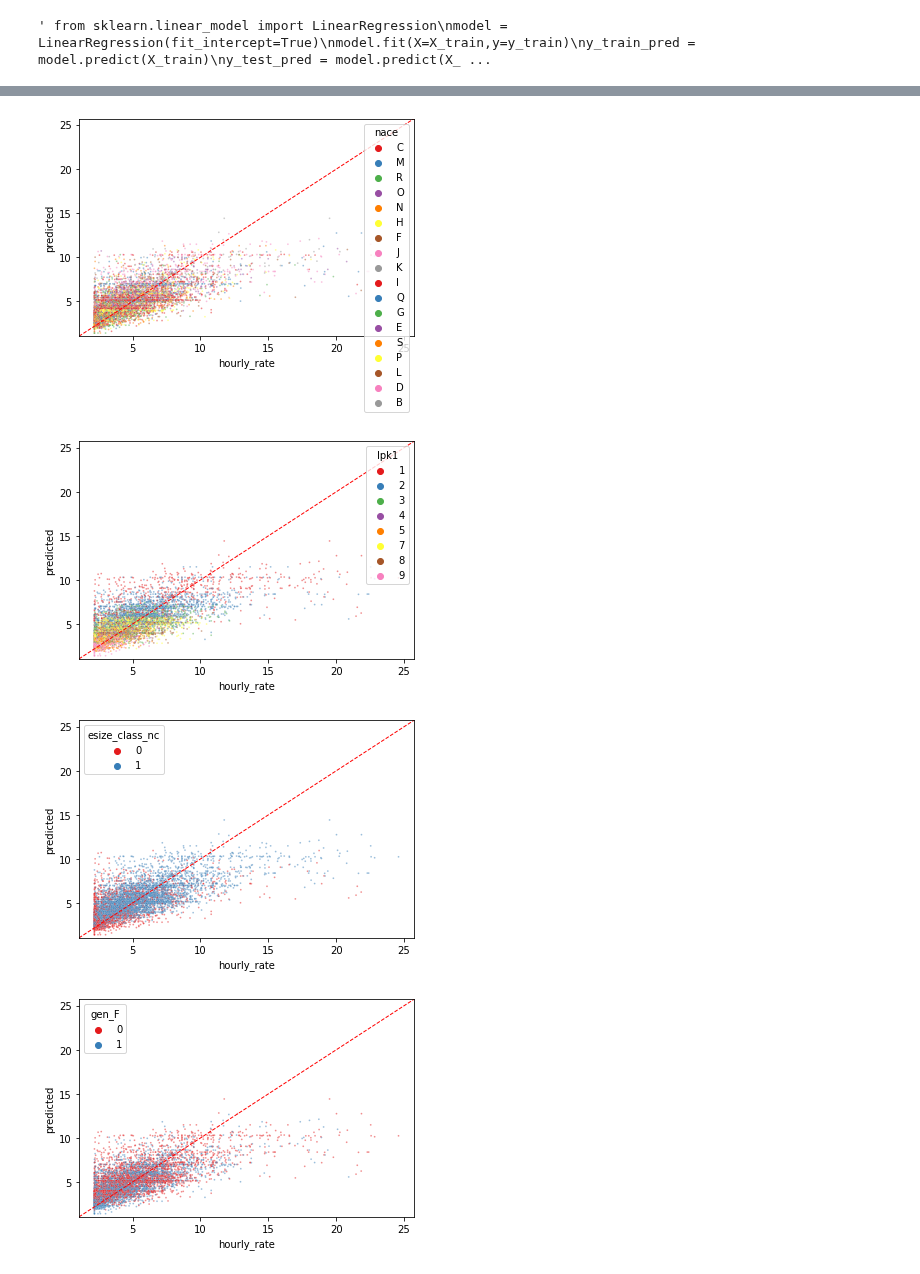
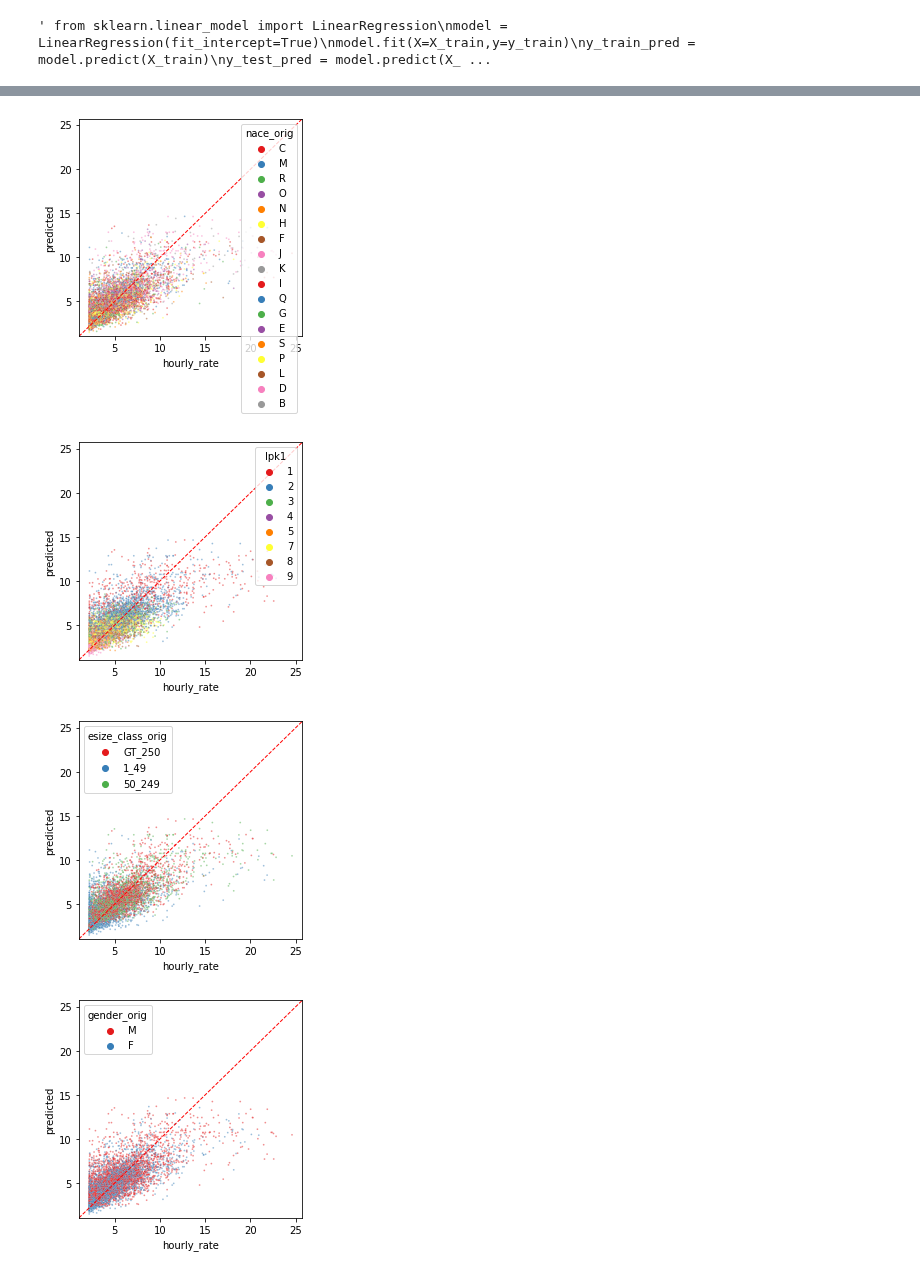
Before and after one commit to EdvinasStonevicius/LT-national-salary-analysis, a Jupyter notebook: python/03-Machine_learning_0_base.ipynb, the cells around one changed output, grey strips where cells are left out. Drawn from its saved outputs; the diff is of its cells as text; code cells hidden in the pictures.

```diff
--- a/python/03-Machine_learning_0_base.ipynb
+++ b/python/03-Machine_learning_0_base.ipynb
@@ -50,7 +64,6 @@ remove_col = ['nace_nc', 'lpk', 'lpk1', 'lpk2', 'lpk1_nc', 'outlier']
 remove_col.remove(lpk_level)
 # %%
 data_sf = pd.get_dummies(data, prefix=lpk_level ,columns=[lpk_level])
-data_sf = pd.get_dummies(data_sf, prefix='nace' ,columns=['nace'])
 data_sf.drop(columns=remove_col, inplace=True )
 data_sf
 # %% [output]
@@ -91,11 +109,11 @@ y_test_pred = model.predict(X_test) """
 ' from sklearn.linear_model import LinearRegression\nmodel = LinearRegression(fit_intercept=True)\nmodel.fit(X=X_train,y=y_train)\ny_train_pred = model.predict(X_train)\ny_test_pred = model.predict(X_ ...
 # %%
 from sklearn.ensemble import RandomForestRegressor
-from sklearn.linear_model import LinearRegression
+from sklearn.linear_model import Ridge
 from sklearn.ensemble import VotingRegressor
 reg1 = RandomForestRegressor(random_state=1)
-reg2 = LinearRegression(fit_intercept=True)
-model = VotingRegressor(estimators=[('rf', reg1), ('lr', reg2)])
+reg2 = Ridge(alpha=0.3)
+model = VotingRegressor(estimators=[('rf', reg1), ('rg', reg2)])
 model.fit(X=X_train,y=y_train)
 y_train_pred = model.predict(X_train)
 y_test_pred = model.predict(X_test)
@@ -105,13 +123,13 @@ def merge_prediction_data(labels, prediction, data):
     df = labels.to_frame()
     df['predicted'] = prediction
     df_w_data = pd.merge(df, data, left_index=True, right_index=True, indicator=False)
-    df_w_data.rename(columns={'hourly_rate_x':'hourly_rate'}, inplace=True)
-    df_w_data.drop(columns='hourly_rate_y', inplace=True)
+    #df_w_data.rename(columns={'hourly_rate_x':'hourly_rate'}, inplace=True)
+    #df_w_data.drop(columns='hourly_rate_y', inplace=True)
     df_w_data['residuals'] =  df_w_data['predicted'] -  df_w_data['hourly_rate']
     return df_w_data
 # %%
-train=merge_prediction_data(y_train, y_train_pred, data)
-test=merge_prediction_data(y_test, y_test_pred, data)
+train=merge_prediction_data(y_train, y_train_pred, data[remove_col])
+test=merge_prediction_data(y_test, y_test_pred, data[remove_col])
 # %%
 print('Train: RMSE=', np.sqrt(mean_squared_error(train['hourly_rate'], train['predicted'])).round(2),
     ' R2=', r2_score(train['hourly_rate'], train['predicted']).round(2))
@@ -135,11 +166,12 @@ plt.plot(plt.ylim(), plt.ylim(), linestyle='--', color='r', lw=1, scalex=False,
 # %%
-for feature in ['nace', 'lpk1',  'esize_class_nc', 'gen_F', 'age_class_nc', 'education_nc']:
+for feature in ['nace_orig', 'lpk1', 'esize_class_orig','gender_orig','age_class_orig','education_orig']:
+    plt.figure(figsize = (4,4))
     sns.scatterplot(data=test, x='hourly_rate', y='predicted', s=3, hue=feature, alpha=0.5, palette='Set1')
     plt.ylim(plt.xlim())
     plt.plot(plt.xlim(), plt.ylim(), linestyle='--', color='r', lw=1, scalex=False, scaley=False)
     plt.show();
 # %% [output]
-[figure, old version]
+[figure, new version]
-[figure, old version]
+[figure, new version]
-[figure, old version]
+[figure, new version]
-[figure, old version]
+[figure, new version]
```
Also changed, not shown: parts of 17 cells of this notebook, 3 other files.
